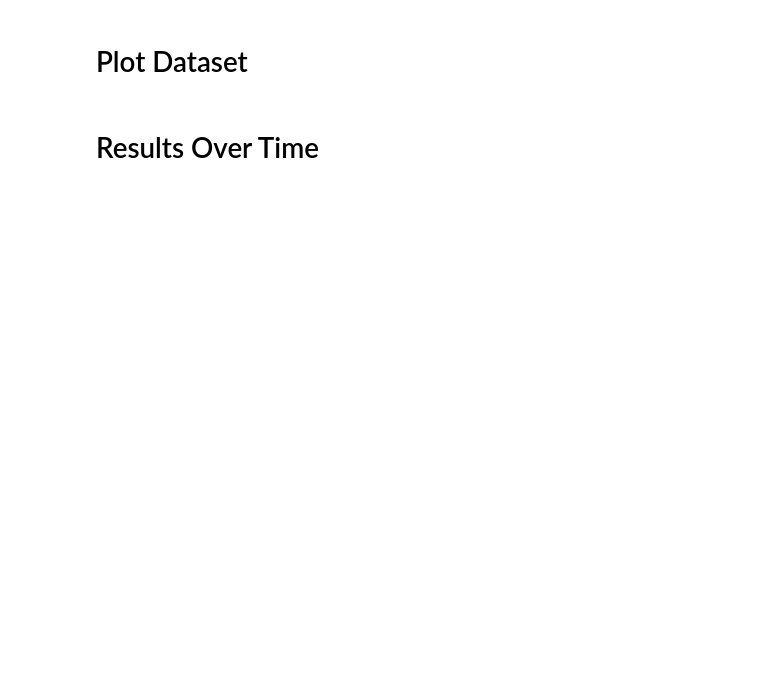
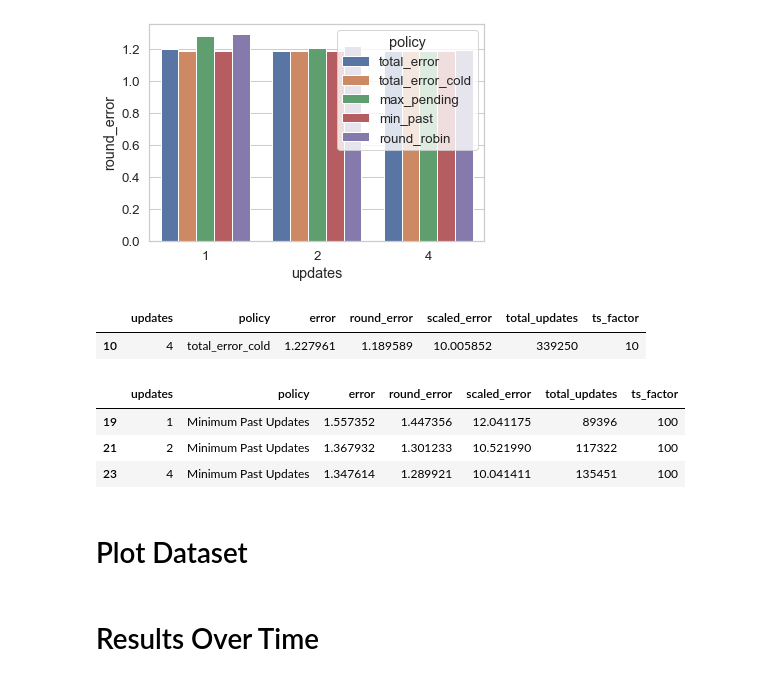
Before and after one commit to feature-store/experiments, a Jupyter notebook: nb/03-29-22-als_plots.ipynb, the cells around one changed output. Saved outputs shown, nothing was run; the diff lists cells and outputs as text; code cells hidden in the pictures; blank space fills up the shorter version.

```diff
--- a/nb/03-29-22-als_plots.ipynb
+++ b/nb/03-29-22-als_plots.ipynb
@@ -15,0 +19,4 @@ result_dir = use_results(experiment, download=False)
+# %%
+train_data = f"{dataset_dir}/train.csv"
+train_df = pd.read_csv(train_data).sort_values('timestamp')
+train_users = set(train_df["user_id"])
@@ -16,11 +163,18 @@ result_dir = use_results(experiment, download=False)
 # %%
 updates_per_ts = [1, 2, 4]
 ts_factor = [10, 100] #, 1000]
-policies = ["total_error", "total_error_cold", "max_pending", "min_past", "round_robin", "last_query"]
+policies = ["total_error", "total_error_cold", "max_pending", "min_past", "round_robin"]#, "last_query"]
 # %%
 updates_df = pd.DataFrame()
 df_all = pd.DataFrame()
 results = []
+
+def round_pred(x):
+    if x > 5:
+        return 5
+    if x < 0:
+        return 0
+    return x
 
 for p in policies:
     for u in updates_per_ts:
@@ -31,12 +185,20 @@ for p in policies:
             df["updates"] = u
             df["ts_factor"] = t
 
+            rounded_pred = df.y_pred.apply(round_pred)
+
+            scaled_amt = 5 / df.y_pred.max()
+            scaled_pred = df.y_pred * scaled_amt
+
             error = mean_squared_error(df.y_pred, df.y_true)
+            rounded_error = mean_squared_error(rounded_pred, df.y_true)
+            scaled_error = mean_squared_error(scaled_pred, df.y_true)
 
             total_updates = len(update_df.index)
-            results.append([u , p, error, total_updates, t])
+            results.append([u , p, error, rounded_error, scaled_error, total_updates, t])
+
             updates_df = pd.concat([updates_df, update_df])
             df_all = pd.concat([df_all, df])
 
-results_df = pd.DataFrame(results, columns=["updates", "policy", "error", "total_updates", "ts_factor"])
+results_df = pd.DataFrame(results, columns=["updates", "policy", "error", "round_error", "scaled_error", "total_updates", "ts_factor"])
 results_df
@@ -61,0 +254,4 @@ ax = sns.barplot(x="updates", y="error", hue="policy", data=results_df[results_d
+# %%
+ax = sns.barplot(x="updates", y="round_error", hue="policy", data=results_df[results_df["ts_factor"] == 10])
+# %% [output]
+[figure, added]
@@ -62,3 +260,15 @@ ax = sns.barplot(x="updates", y="error", hue="policy", data=results_df[results_d
+# %%
+temp_df[temp_df['round_error'] == temp_df['round_error'].min()]
+# %% [output]
+|  | updates | policy | error | round_error | scaled_error | total_updates | ts_factor |
+| 10 | 4 | total_error_cold | 1.227961 | 1.189589 | 10.005852 | 339250 | 10 |
+# %%
+plot_df[plot_df['policy'] == "Minimum Past Updates"]
+# %% [output]
+|  | updates | policy | error | round_error | scaled_error | total_updates | ts_factor |
+| 19 | 1 | Minimum Past Updates | 1.557352 | 1.447356 | 12.041175 | 89396 | 100 |
+| 21 | 2 | Minimum Past Updates | 1.367932 | 1.301233 | 10.521990 | 117322 | 100 |
+| 23 | 4 | Minimum Past Updates | 1.347614 | 1.289921 | 10.041411 | 135451 | 100 |
 # %%
 runtime = 1.0
 sns.set(rc={'figure.figsize':(10.7,5.27)})
```
Also changed, not shown: parts of 13 cells of this notebook.
